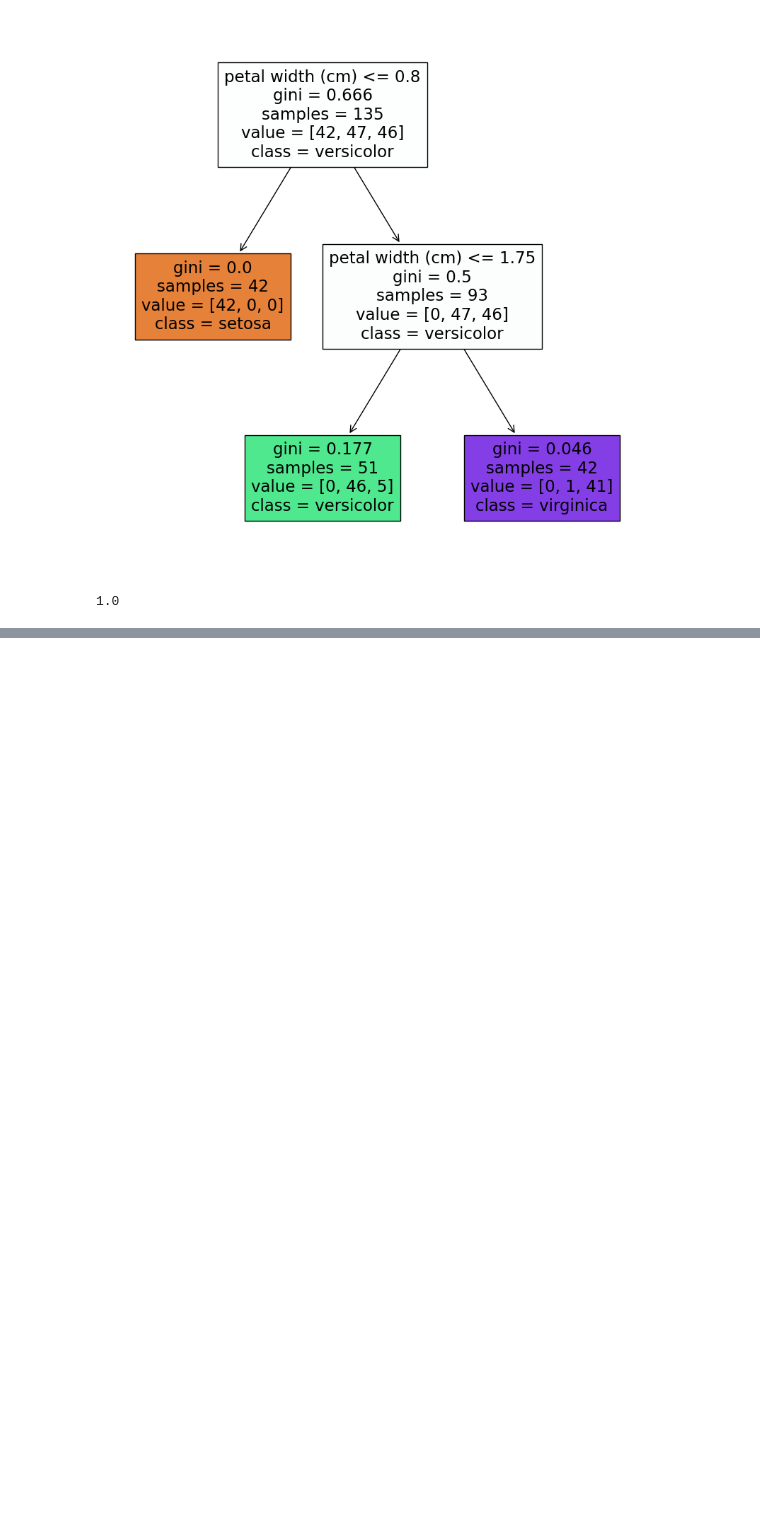
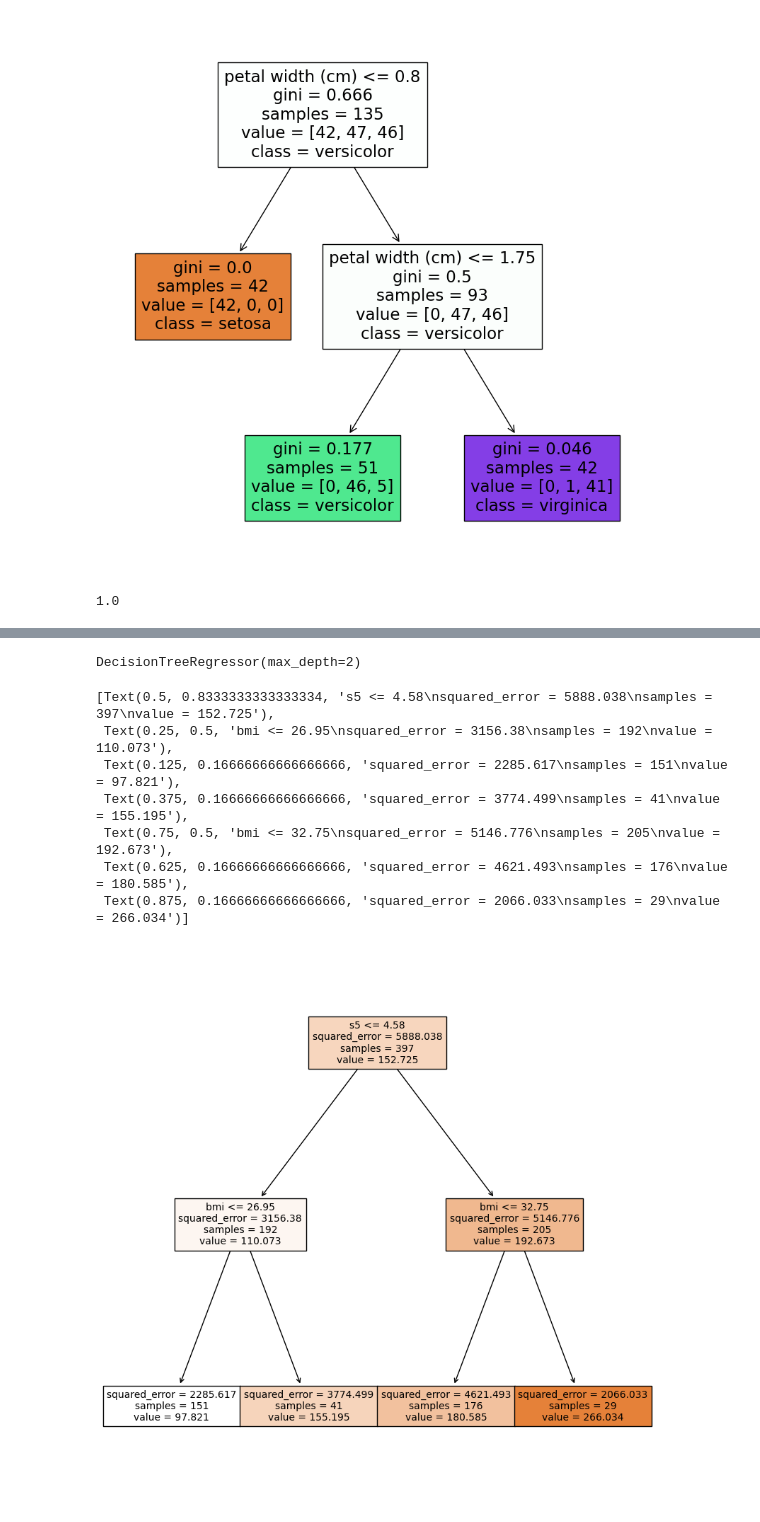
Before and after one commit to laisan86/sklearn, a Jupyter notebook: Python機器學習與深度學習應用班_基礎.ipynb, the cells around one changed output, grey strips where cells are left out. Drawn from its saved outputs; the diff is of its cells as text; code cells hidden in the pictures; blank space fills up the shorter version.

```diff
--- a/Python機器學習與深度學習應用班_基礎.ipynb
+++ b/Python機器學習與深度學習應用班_基礎.ipynb
@@ -77,0 +103,4 @@ accuracy_score(y_test, pre)
+# %%
+data = pd.DataFrame(data=diabetes["data"], columns=diabetes["feature_names"])
+data["ans"] = diabetes["target"]
+data
@@ -77,0 +121,29 @@ accuracy_score(y_test, pre)
+# %%
+#將資料分成訓練與測試用的兩群
+from sklearn.model_selection import train_test_split
+
+x = data.drop("ans", axis=1)
+y = data["ans"]
+# %%
+#能確定切割的時候，繼續保留原本的位置對應
+x_train, x_test, y_train, y_test = train_test_split(x, y, test_size=0.1)
+# %%
+from sklearn.tree import DecisionTreeRegressor
+reg = DecisionTreeRegressor(max_depth=2)
+reg.fit(x_train, y_train)     #拿x_train跟y_train來訓練
+# %% [output]
+DecisionTreeRegressor(max_depth=2)
+# %%
+import matplotlib.pyplot as plt
+from sklearn.tree import plot_tree
+plt.figure(figsize=[10,10])
+plot_tree(reg, feature_names=x.columns, class_names=iris["target_names"], filled=True)
+# %% [output]
+[Text(0.5, 0.8333333333333334, 's5 <= 4.58\nsquared_error = 5888.038\nsamples = 397\nvalue = 152.725'),
+ Text(0.25, 0.5, 'bmi <= 26.95\nsquared_error = 3156.38\nsamples = 192\nvalue = 110.073'),
+ Text(0.125, 0.16666666666666666, 'squared_error = 2285.617\nsamples = 151\nvalue = 97.821'),
+ Text(0.375, 0.16666666666666666, 'squared_error = 3774.499\nsamples = 41\nvalue = 155.195'),
+ Text(0.75, 0.5, 'bmi <= 32.75\nsquared_error = 5146.776\nsamples = 205\nvalue = 192.673'),
+ Text(0.625, 0.16666666666666666, 'squared_error = 4621.493\nsamples = 176\nvalue = 180.585'),
+ Text(0.875, 0.16666666666666666, 'squared_error = 2066.033\nsamples = 29\nvalue = 266.034')]
+[figure, added]
```
Also changed, not shown: parts of 4 cells of this notebook.
